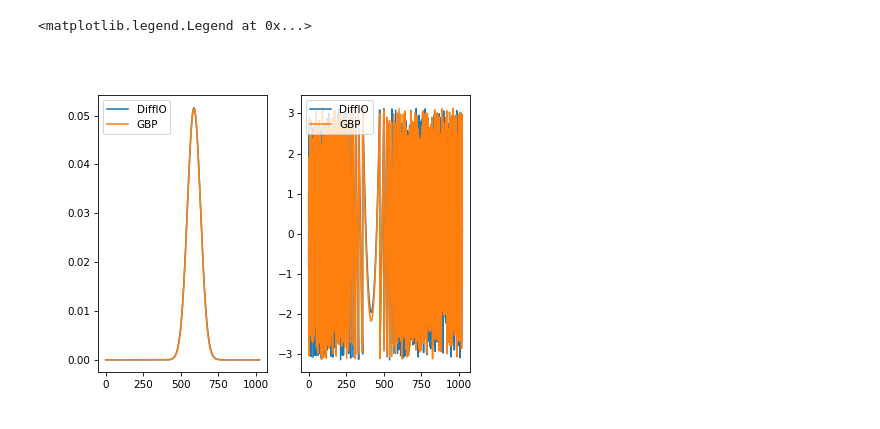
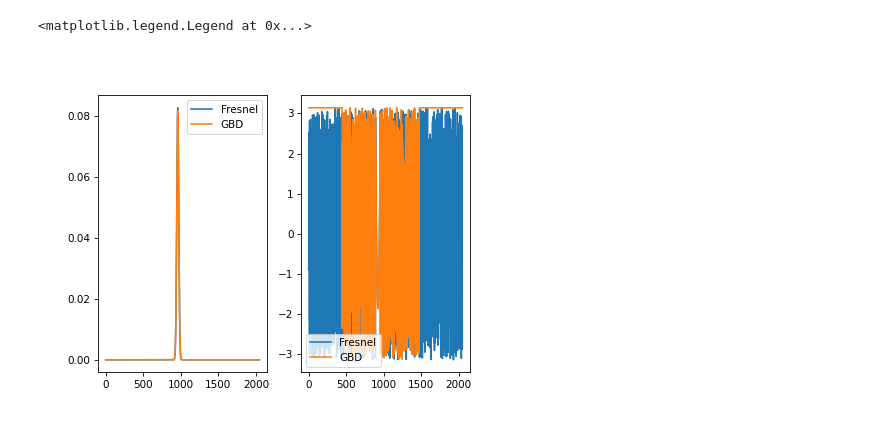
Before and after one commit to TemGym/TemGym, a Jupyter notebook: examples/gaussian_beam_examples/gaussian_beam_free_space.ipynb, the cells around one changed output. Drawn from its saved outputs; the diff is of its cells as text; code cells hidden in the pictures.

Commit message:
Gaussian Beam lens test cleaned and passes

```diff
--- a/examples/gaussian_beam_examples/gaussian_beam_free_space.ipynb
+++ b/examples/gaussian_beam_examples/gaussian_beam_free_space.ipynb
@@ -80,13 +64,9 @@ wavelength = 0.01
 k = 2 * np.pi / wavelength
 
 wavelengths = np.full(n_rays, wavelength)
-deflection = -0.2
-a = 7
-b = 12
-d = 2*a*deflection
-spacing = ((a+b)/abs(d))*wavelength
 
-size = 1024
+
+size = 2048
 det_shape = (size, size)
 pixel_size = 0.01
 dsize = det_shape[0] * pixel_size
@@ -105,14 +85,16 @@ dHy = div
 
 z_r = (np.pi * wo ** 2) / wavelengths
 
-theta_x = 5
-theta_y = 2
+theta_x = 3
+theta_y = 3
 
 deg_yx = np.deg2rad((theta_y, theta_x ))
 tilt_yx = np.tan(deg_yx)
 
 x0 = -0.9
 y0 = 0
+
+prop_dist = 5
 # %%
 
 components = (
@@ -124,7 +106,7 @@ components = (
         tilt_yx=tilt_yx
     ),
     comp.AccumulatingDetector(
-        z=a+b,
+        z=prop_dist,
         pixel_size=pixel_size,
         shape=det_shape,
         buffer_length=64,
@@ -132,6 +114,6 @@ components = (
 )
 # %%
 model = Model(components)
-rays = tuple(model.run_iter(num_rays=n_rays))
-image = model.detector.get_image(rays[-1])
-det_x = np.linspace(-det_shape[1]//2*pixel_size, det_shape[1]//2*pixel_size, det_shape[1])
+rays = tuple(model.run_iter(num_rays=n_rays, random = False))
+gbd_output_field = model.detector.get_image(rays[-1])
+gbd_output_field= zero_phase(gbd_output_field, size//2, size//2)
@@ -265,7 +136,4 @@ Text(0.5, 0.98, 'GBP')
 # %%
-from diffractio import degrees
-from diffractio.scalar_sources_XY import Scalar_source_XY
-
 # Calculate theta and phi
 tan_theta_x = np.tan(deg_yx[1])
 tan_theta_y = np.tan(deg_yx[0])
@@ -273,11 +141,10 @@ tan_theta_y = np.tan(deg_yx[0])
 theta = np.arctan(np.sqrt(tan_theta_x**2 + tan_theta_y**2))
 phi = np.arctan2(tan_theta_y, tan_theta_x)
 
-u1 = Scalar_source_XY(x=x_det, y=x_det, wavelength=wavelength)
-u1.gauss_beam(A=1, r0=(x0, 0), z0=0, w0=(wo, wo), theta=theta, phi=phi)
+fresnel_input_field = Scalar_source_XY(x=x_det, y=x_det, wavelength=wavelength)
+fresnel_input_field.gauss_beam(A=1, r0=(x0, 0), z0=0, w0=(wo, wo), theta=theta, phi=phi)
+fresnel_output_field = FresnelPropagator(fresnel_input_field.u, pixel_size, wavelength, prop_dist)
 
-#If you just want the gaussian at some z, for example z = 10
-single_gaussian = u1.RS(z=a+b).u
-single_gaussian = zero_phase(single_gaussian, size//2, size//2)
+fresnel_output_field = zero_phase(fresnel_output_field, size//2, size//2)
 # %%
 fig, (ax1, ax2) = plt.subplots(1, 2)
@@ -306,12 +161,12 @@ ax1.imshow(
 # %%
 fig, (ax1, ax2) = plt.subplots(1, 2)
 s = np.s_[size // 2, :]
-ax1.plot(np.abs(single_gaussian[s]), label="DiffIO")
-ax1.plot(np.abs(field[s]), label="GBP")
+ax1.plot(np.abs(fresnel_output_field[s]), label="Fresnel")
+ax1.plot(np.abs(gbd_output_field[s]), label="GBD")
 ax1.legend()
-ax2.plot(np.angle(single_gaussian[s]), label="DiffIO")
-ax2.plot(np.angle(field[s]), label="GBP")
+ax2.plot(np.angle(fresnel_output_field[s]), label="Fresnel")
+ax2.plot(np.angle(gbd_output_field[s]), label="GBD")
 ax2.legend()
 # %% [output]
 <matplotlib.legend.Legend at 0x...>
-[figure, old version]
+[figure, new version]
```
Also changed, not shown: parts of 16 cells of this notebook, 3 other files.
